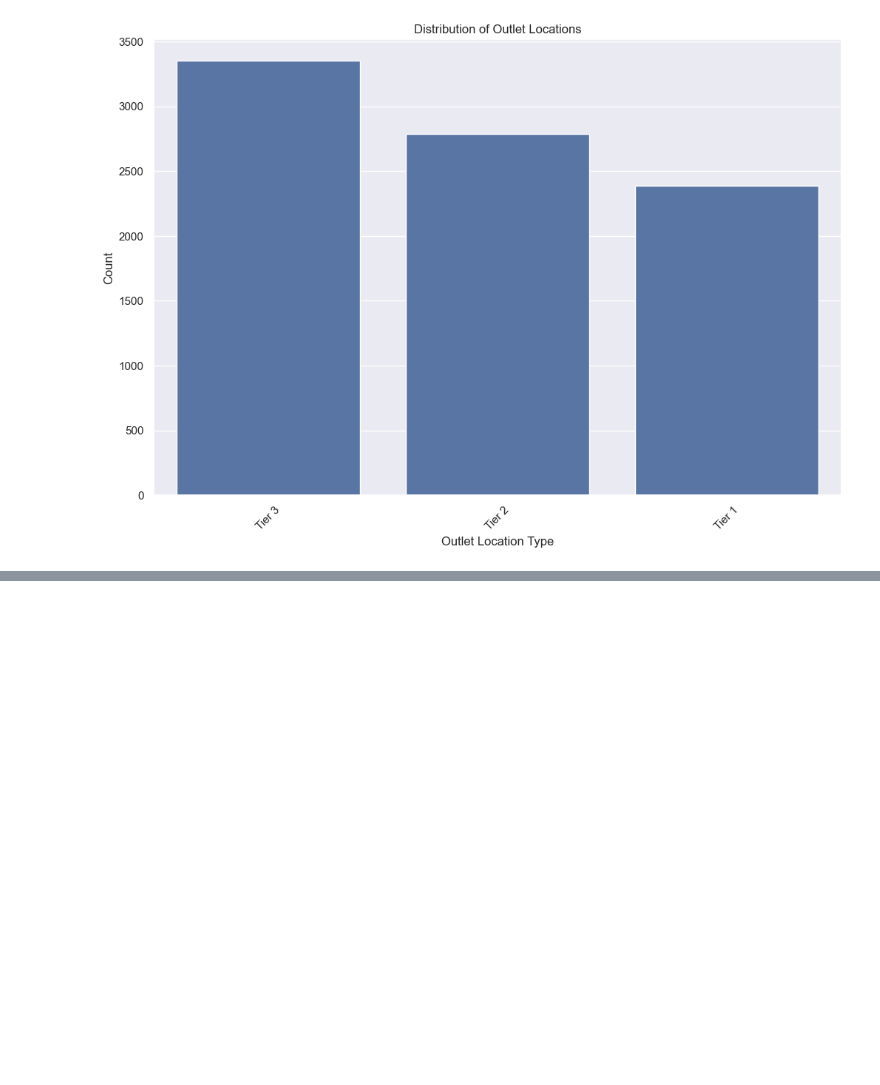
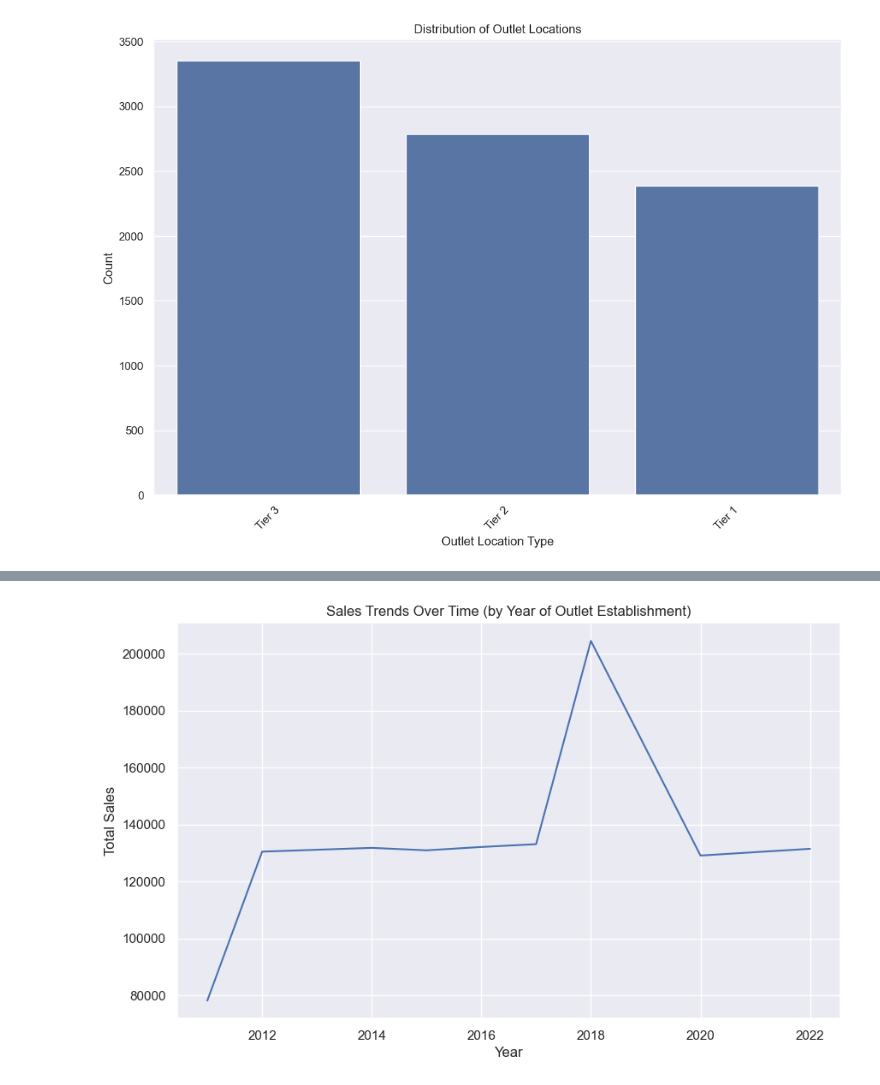
Before and after one commit to EktaAgarwal02/ecommerce, a Jupyter notebook: sales.ipynb, the cells around one changed output, grey strips where cells are left out. Cells and saved outputs as stored; diff of their text form; code cells hidden in the pictures; blank space fills up the shorter version.

```diff
--- a/sales.ipynb
+++ b/sales.ipynb
@@ -421,0 +492,10 @@ fig.show()
+# %%
+df['Year'] = df['Outlet Establishment Year']
+year_sales = df.groupby('Year')['Sales'].sum()
+year_sales.plot(kind='line', figsize=(10, 6))
+plt.title('Sales Trends Over Time (by Year of Outlet Establishment)')
+plt.xlabel('Year')
+plt.ylabel('Total Sales')
+plt.show()
+# %% [output]
+[figure, added]
```
Also changed, not shown: parts of 9 cells of this notebook, 6 other files.
